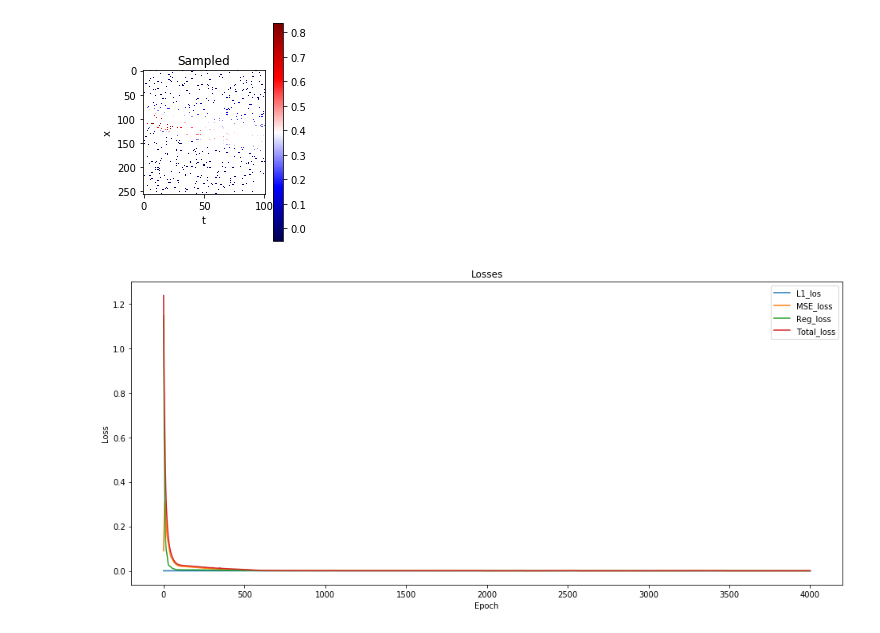
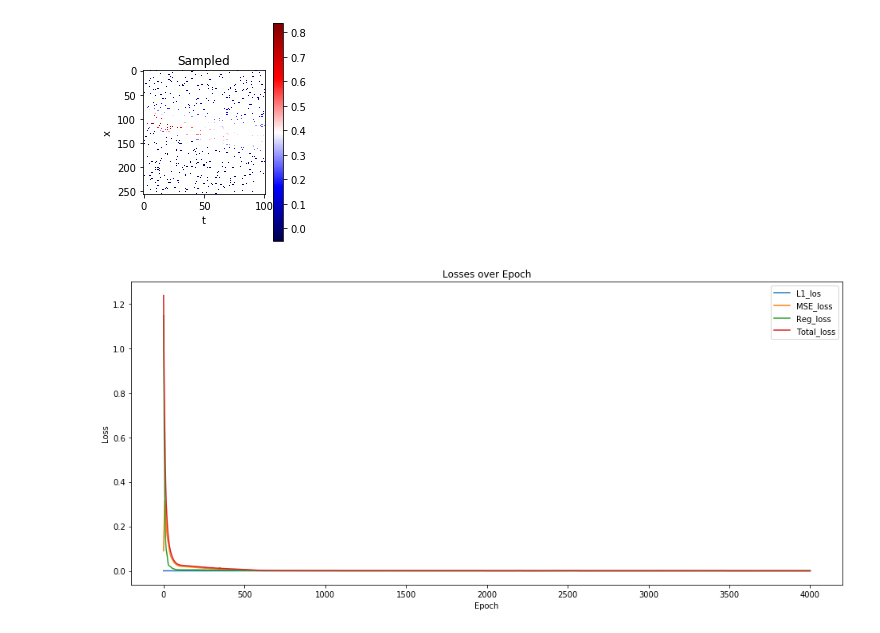
Before and after one commit to Happydas/Model-Identification, a Jupyter notebook: One Dimentional/Burger_Model_Identification.ipynb, the cells around one changed output. Drawn from its saved outputs; the diff is of its cells as text; code cells hidden in the pictures.

```diff
--- a/One Dimentional/Burger_Model_Identification.ipynb
+++ b/One Dimentional/Burger_Model_Identification.ipynb
@@ -383,25 +383,24 @@ Text(0.5, 1.0, 'Sampled')
 # %%
 #_, _, losses = denoised_NeuralNet(X_train, y_train, mask, poly_order=2, deriv_order=2)
 Total_loss = losses['Total_loss']
 #print('Total Loss:', Total_loss)
 L1_loss = losses['L1_loss']
 MSE_loss = losses['MSE_loss']
 Reg_loss = losses['Reg_loss']
 
 plt.figure(figsize=(16, 7))
 plt.title('Losses over Epoch')
 plt.xlabel('Epoch')
 plt.ylabel('Loss')
 plt.plot(L1_loss, label="L1_los")
 plt.plot(MSE_loss, label="MSE_loss")
 plt.plot(Reg_loss, label="Reg_loss")
 plt.plot(Total_loss, label="Total_loss")
-plt.title("Losses")
 plt.legend()
 plt.show()
 
 
 
 plt.show()
 # %% [output]
-[figure, old version]
+[figure, new version]
```
